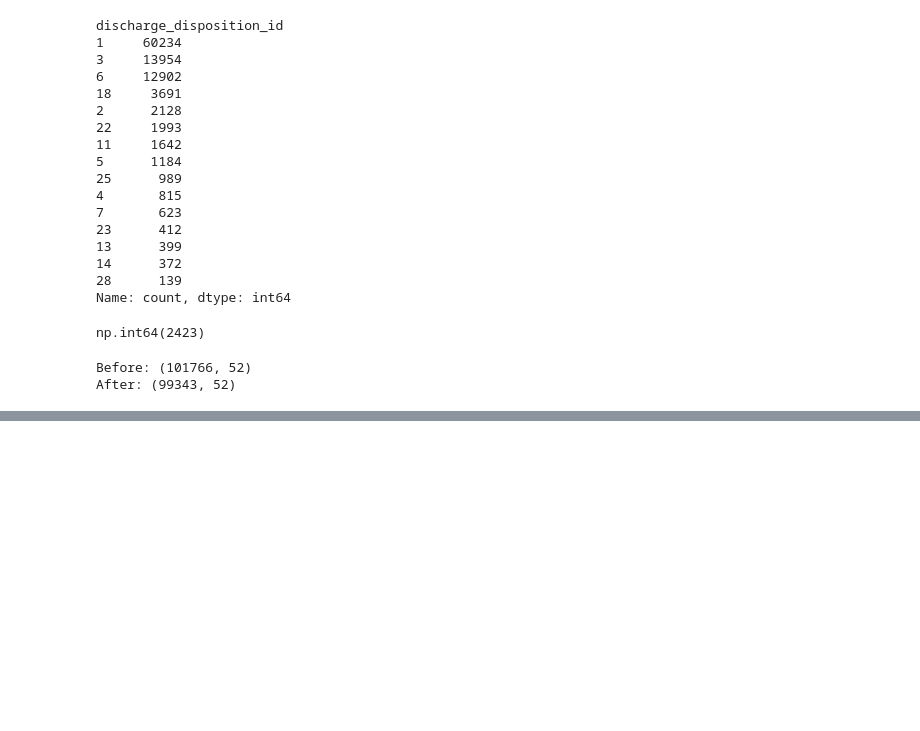
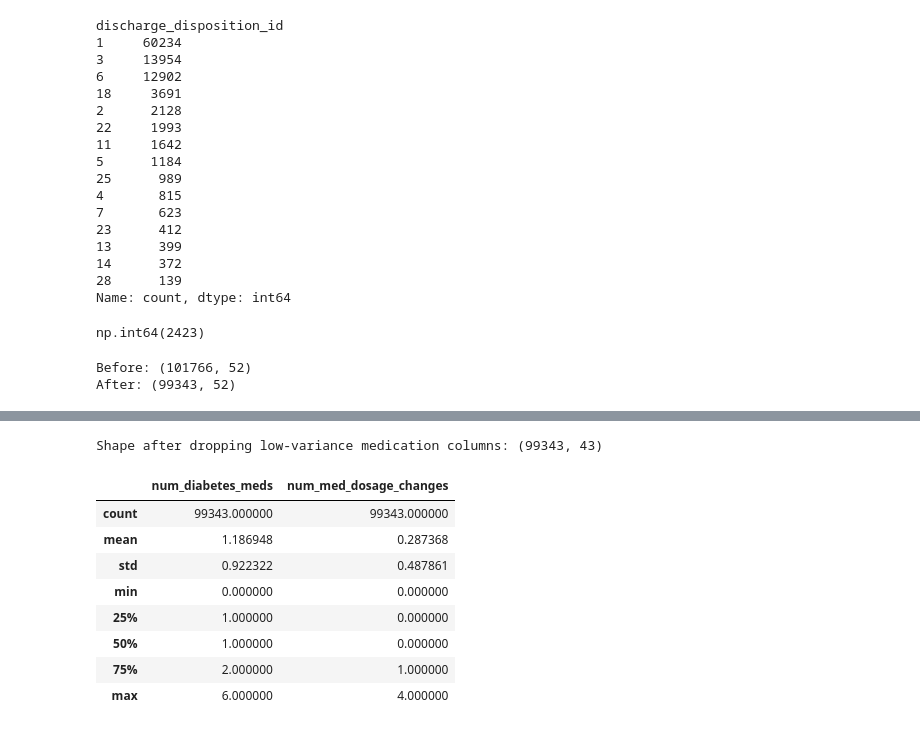
Before and after one commit to kelvinofoedoe/clinical-readmission-prediction, a Jupyter notebook: notebooks/01_eda.ipynb, the cells around one changed output, grey strips where cells are left out. Saved outputs shown, nothing was run; the diff lists cells and outputs as text; code cells hidden in the pictures; blank space fills up the shorter version.

Commit message:
Remove low-variance medication columns, engineer med count features, keep insulin separate with documented rationale

```diff
--- a/notebooks/01_eda.ipynb
+++ b/notebooks/01_eda.ipynb
@@ -282,0 +352,33 @@ After: (99343, 52)
+# %%
+cols_to_drop = ['examide', 'citoglipton', 'acetohexamide', 'tolbutamide',
+                 'troglitazone', 'glipizide-metformin', 'glimepiride-pioglitazone',
+                 'metformin-rosiglitazone', 'metformin-pioglitazone']
+
+df = df.drop(columns=cols_to_drop)
+
+print(f"Shape after dropping low-variance medication columns: {df.shape}")
+# %% [output]
+Shape after dropping low-variance medication columns: (99343, 43)
+# %%
+med_columns = ['metformin', 'repaglinide', 'nateglinide', 'chlorpropamide',
+               'glimepiride', 'glipizide', 'glyburide', 'pioglitazone',
+               'rosiglitazone', 'acarbose', 'miglitol', 'tolazamide',
+               'insulin', 'glyburide-metformin']
+
+# Count how many of these 14 drugs the patient is actually on (i.e. not "No")
+df['num_diabetes_meds'] = (df[med_columns] != 'No').sum(axis=1)
+
+# Count how many medications had a dosage change (Up or Down) this encounter
+df['num_med_dosage_changes'] = df[med_columns].isin(['Up', 'Down']).sum(axis=1)
+
+df[['num_diabetes_meds', 'num_med_dosage_changes']].describe()
+# %% [output]
+|  | num_diabetes_meds | num_med_dosage_changes |
+| count | 99343.000000 | 99343.000000 |
+| mean | 1.186948 | 0.287368 |
+| std | 0.922322 | 0.487861 |
+| min | 0.000000 | 0.000000 |
+| 25% | 1.000000 | 0.000000 |
+| 50% | 1.000000 | 0.000000 |
+| 75% | 2.000000 | 1.000000 |
+| max | 6.000000 | 4.000000 |
```
Also changed, not shown: parts of 4 cells of this notebook.
